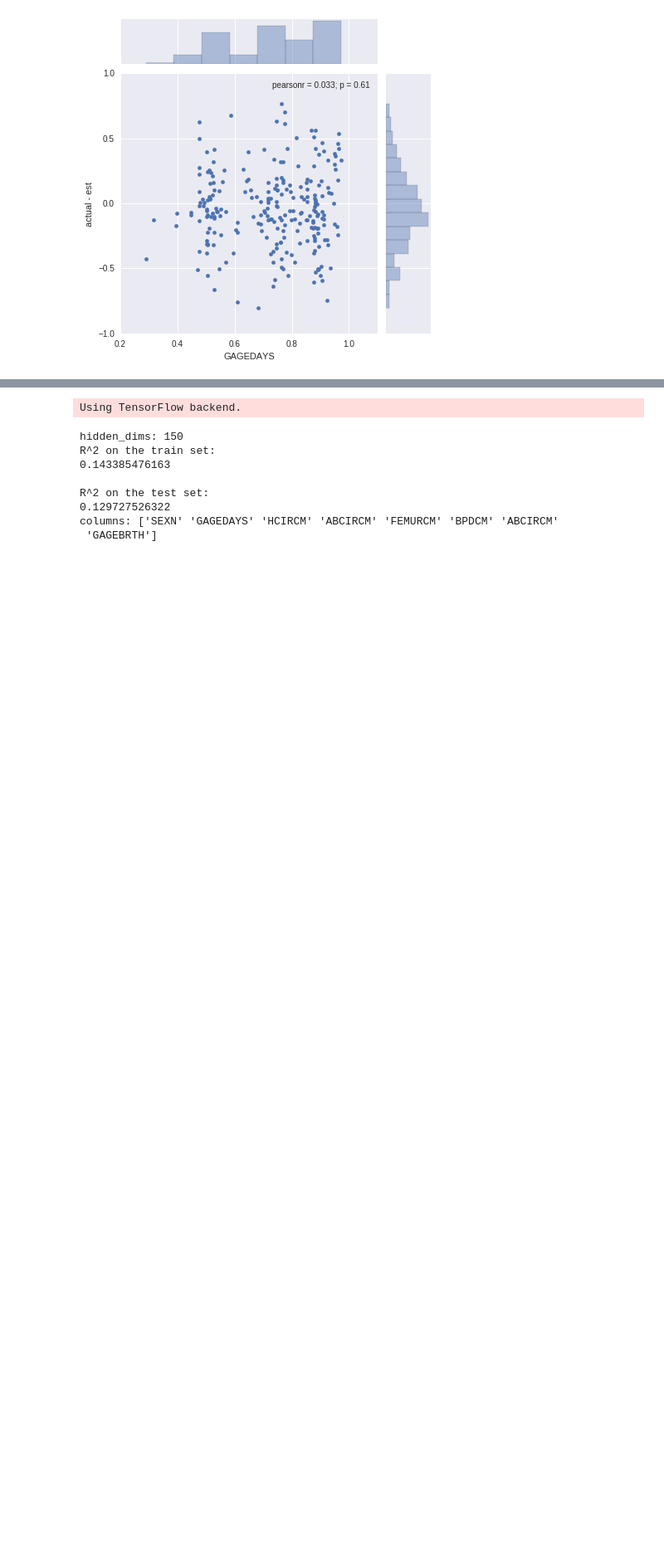
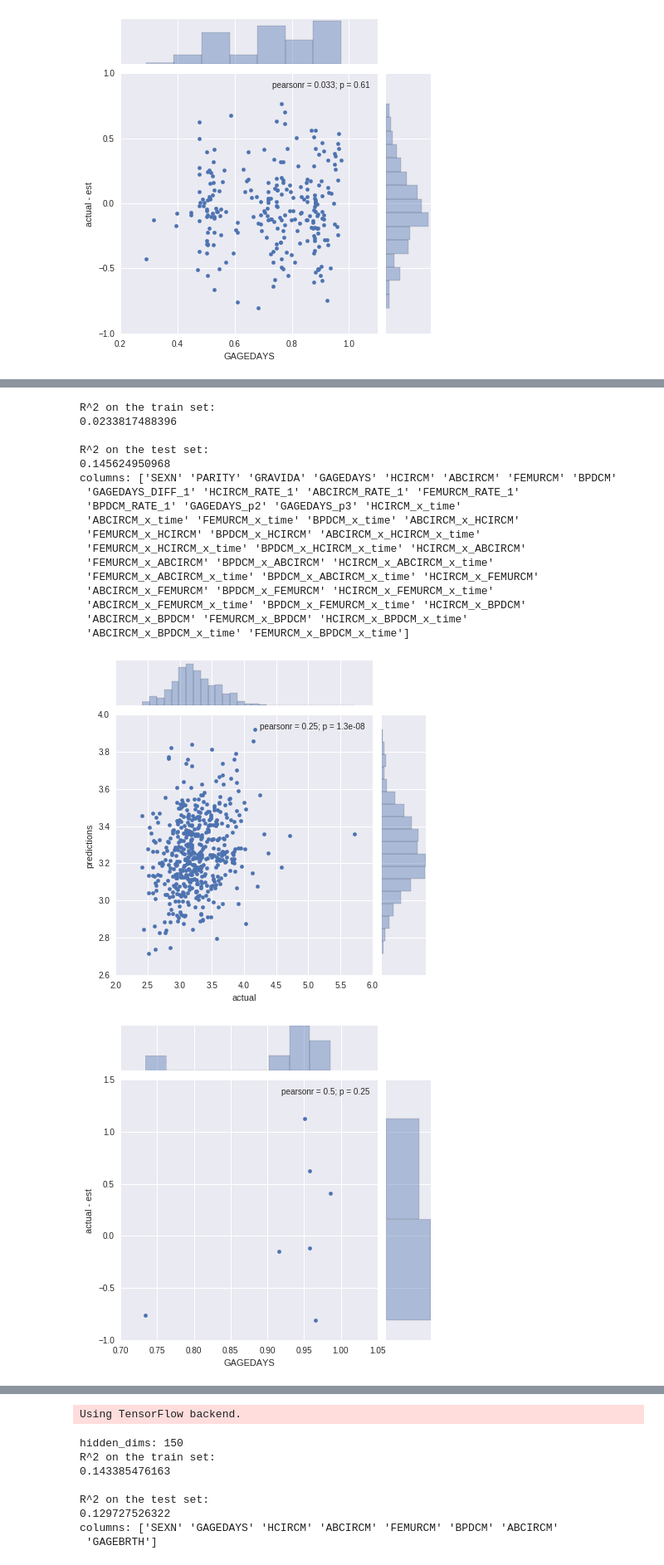
Before and after one commit to de-git/HBGDki-London, a Jupyter notebook: Ultrasound/notebooks/train_ultrasound_python.ipynb, the cells around one changed output, grey strips where cells are left out. Shown: that part at 83% size. Saved outputs shown, nothing was run; the diff lists cells and outputs as text; code cells hidden in the pictures; blank space fills up the shorter version.

```diff
--- a/Ultrasound/notebooks/train_ultrasound_python.ipynb
+++ b/Ultrasound/notebooks/train_ultrasound_python.ipynb
@@ -299,0 +277,23 @@ columns: ['SEXN' 'PARITY' 'GRAVIDA' 'GAGEDAYS' 'HCIRCM' 'ABCIRCM' 'FEMURCM' 'BPD
+# %%
+%run 'ultrasound_utils.ipynb'
+model, Y_test, predictions = train_and_evaluate_model(RandomForestRegressor(), X, y, roc_curve=False)
+# %% [output]
+R^2 on the train set:
+0.0233817488396
+
+R^2 on the test set:
+0.145624950968
+columns: ['SEXN' 'PARITY' 'GRAVIDA' 'GAGEDAYS' 'HCIRCM' 'ABCIRCM' 'FEMURCM' 'BPDCM'
+ 'GAGEDAYS_DIFF_1' 'HCIRCM_RATE_1' 'ABCIRCM_RATE_1' 'FEMURCM_RATE_1'
+ 'BPDCM_RATE_1' 'GAGEDAYS_p2' 'GAGEDAYS_p3' 'HCIRCM_x_time'
+ 'ABCIRCM_x_time' 'FEMURCM_x_time' 'BPDCM_x_time' 'ABCIRCM_x_HCIRCM'
+ 'FEMURCM_x_HCIRCM' 'BPDCM_x_HCIRCM' 'ABCIRCM_x_HCIRCM_x_time'
+ 'FEMURCM_x_HCIRCM_x_time' 'BPDCM_x_HCIRCM_x_time' 'HCIRCM_x_ABCIRCM'
+ 'FEMURCM_x_ABCIRCM' 'BPDCM_x_ABCIRCM' 'HCIRCM_x_ABCIRCM_x_time'
+ 'FEMURCM_x_ABCIRCM_x_time' 'BPDCM_x_ABCIRCM_x_time' 'HCIRCM_x_FEMURCM'
+ 'ABCIRCM_x_FEMURCM' 'BPDCM_x_FEMURCM' 'HCIRCM_x_FEMURCM_x_time'
+ 'ABCIRCM_x_FEMURCM_x_time' 'BPDCM_x_FEMURCM_x_time' 'HCIRCM_x_BPDCM'
+ 'ABCIRCM_x_BPDCM' 'FEMURCM_x_BPDCM' 'HCIRCM_x_BPDCM_x_time'
+ 'ABCIRCM_x_BPDCM_x_time' 'FEMURCM_x_BPDCM_x_time']
+[figure, added]
+[figure, added]
```
Also changed, not shown: parts of 13 cells of this notebook, 3 other files.
